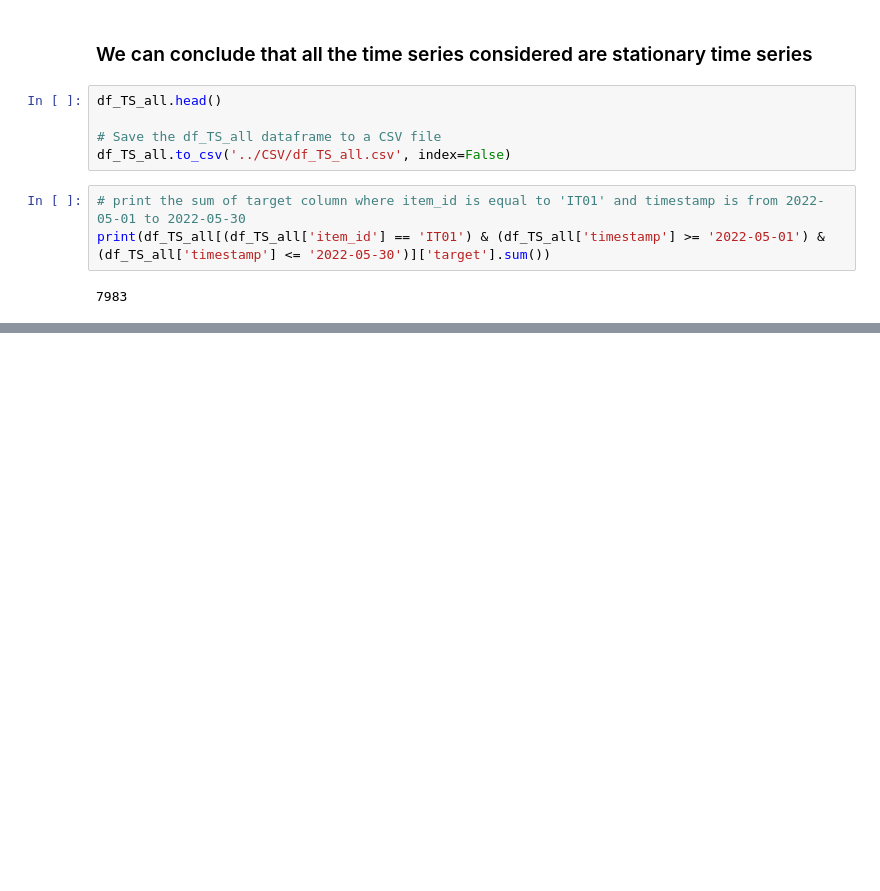
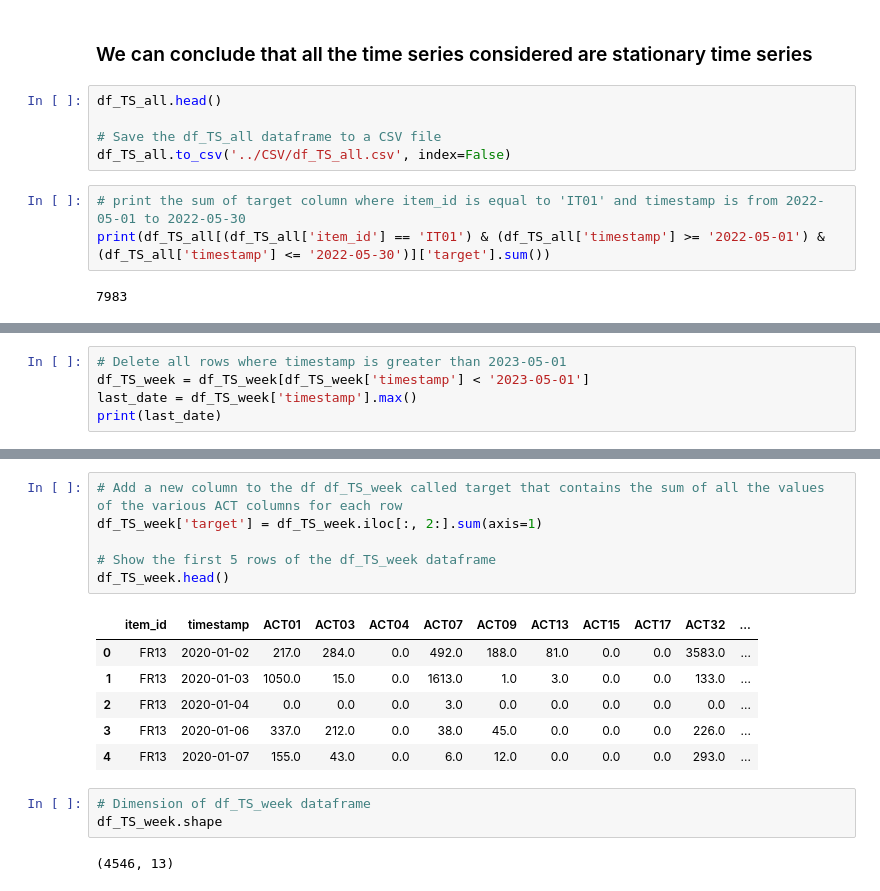
Before and after one commit to gianluca-coletta/Tesi_Magistrale, a Jupyter notebook: Code/ClosingTransactionEDA.ipynb, the cells around one changed output, grey strips where cells are left out. Saved outputs shown, nothing was run; the diff lists cells and outputs as text; blank space fills up the shorter version.

```diff
--- a/Code/ClosingTransactionEDA.ipynb
+++ b/Code/ClosingTransactionEDA.ipynb
@@ -1003,0 +1025,5 @@ print(df_TS_all[(df_TS_all['item_id'] == 'IT01') & (df_TS_all['timestamp'] >= '2
+# %%
+# Delete all rows where timestamp is greater than 2023-05-01
+df_TS_week = df_TS_week[df_TS_week['timestamp'] < '2023-05-01']
+last_date = df_TS_week['timestamp'].max()
+print(last_date)
@@ -1003,0 +1032,18 @@ print(df_TS_all[(df_TS_all['item_id'] == 'IT01') & (df_TS_all['timestamp'] >= '2
+# %%
+# Add a new column to the df df_TS_week called target that contains the sum of all the values of the various ACT columns for each row
+df_TS_week['target'] = df_TS_week.iloc[:, 2:].sum(axis=1)
+
+# Show the first 5 rows of the df_TS_week dataframe
+df_TS_week.head()
+# %% [output]
+|  | item_id | timestamp | ACT01 | ACT03 | ACT04 | ACT07 | ACT09 | ACT13 | ACT15 | ACT17 | ACT32 | ... |
+| 0 | FR13 | 2020-01-02 | 217.0 | 284.0 | 0.0 | 492.0 | 188.0 | 81.0 | 0.0 | 0.0 | 3583.0 | ... |
+| 1 | FR13 | 2020-01-03 | 1050.0 | 15.0 | 0.0 | 1613.0 | 1.0 | 3.0 | 0.0 | 0.0 | 133.0 | ... |
+| 2 | FR13 | 2020-01-04 | 0.0 | 0.0 | 0.0 | 3.0 | 0.0 | 0.0 | 0.0 | 0.0 | 0.0 | ... |
+| 3 | FR13 | 2020-01-06 | 337.0 | 212.0 | 0.0 | 38.0 | 45.0 | 0.0 | 0.0 | 0.0 | 226.0 | ... |
+| 4 | FR13 | 2020-01-07 | 155.0 | 43.0 | 0.0 | 6.0 | 12.0 | 0.0 | 0.0 | 0.0 | 293.0 | ... |
+# %%
+# Dimension of df_TS_week dataframe
+df_TS_week.shape
+# %% [output]
+(4546, 13)
```
Also changed, not shown: parts of 9 cells of this notebook, 10 other files.
